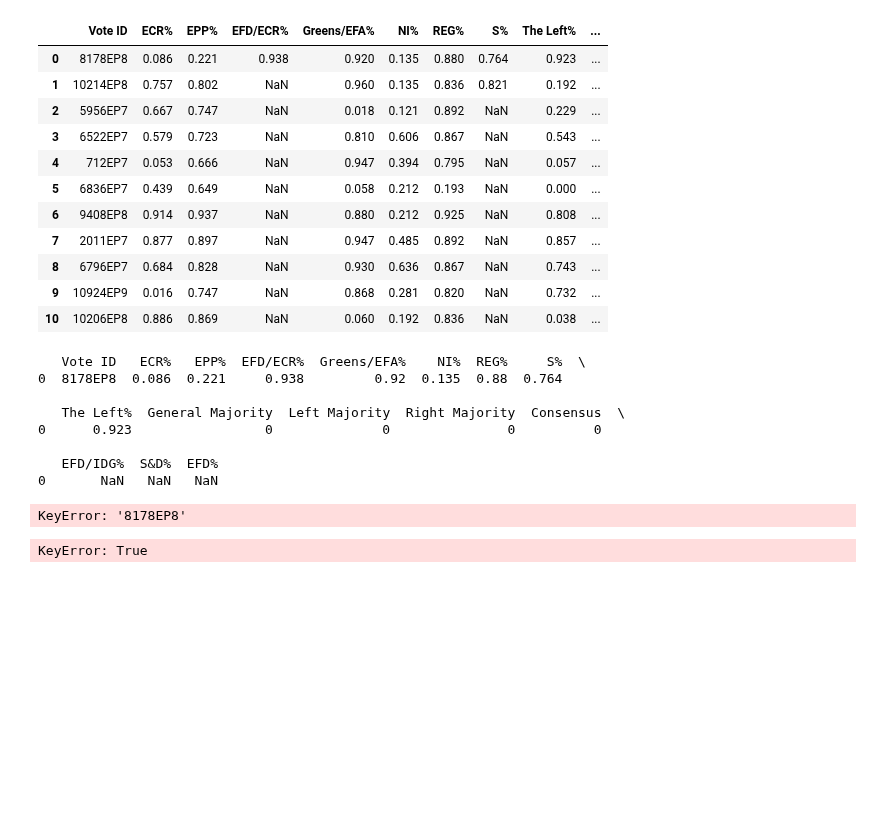
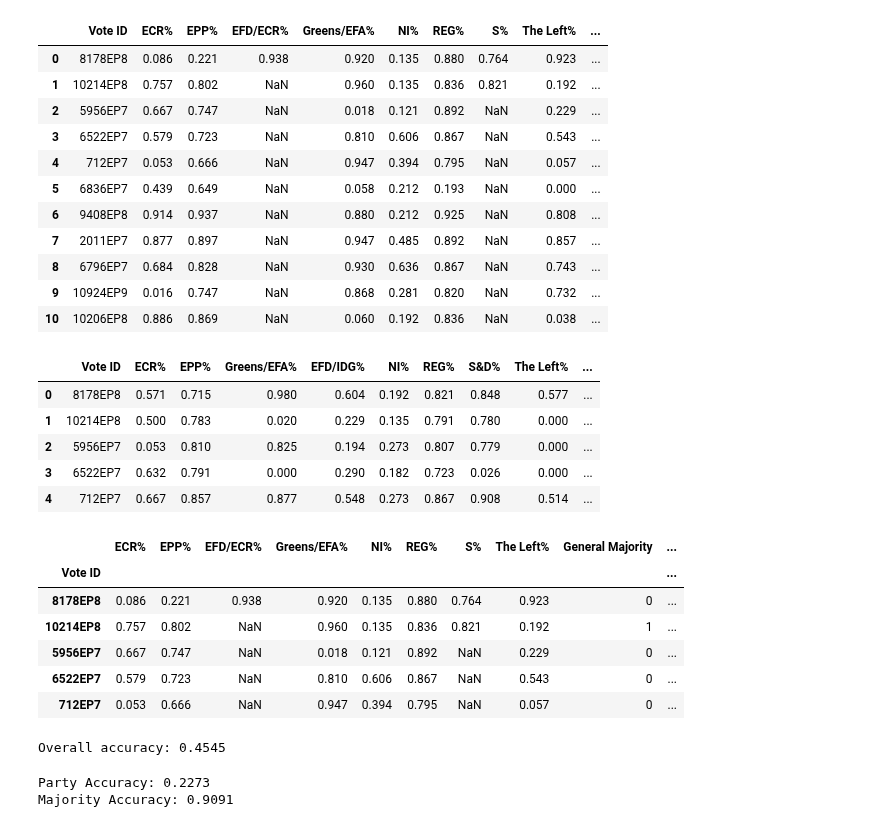
Before and after one commit to izu457/Thesis_Finetuning_GPT3.5_Political_Stance, a Jupyter notebook: Fine-Tuning_Classification.ipynb, the cells around one changed output. Saved outputs shown, nothing was run; the diff lists cells and outputs as text; code cells hidden in the pictures; blank space fills up the shorter version.

Commit message:
got final accuracy

```diff
--- a/Fine-Tuning_Classification.ipynb
+++ b/Fine-Tuning_Classification.ipynb
@@ -620,32 +620,41 @@ display(response_df)
 # %%
 # read in testing
 testing = pd.read_csv("data/finetuning_data/testing_data.csv")
-#set index of testing data to vote id
-#testing = testing.set_index("Vote ID")
-#display(testing.head(5))
-# print where vote id column is 8178EP8
-print(response_df.loc[response_df["Vote ID"] == "8178EP8"])
+# move title column to the second last column
+testing = testing[[c for c in testing if c not in ['Title']] + ['Title']]
+# drop last two columns
+testing = testing.drop(testing.columns[-2:], axis=1)
+display(testing.head(5))
+display(response_df.head(5))
 
 # Calculate accuracy
 overall_acc, acc_df = fu.get_accuracy_df(testing, response_df, 0.05)
 print(f"Overall accuracy: {overall_acc}")
 # %% [output]
+|  | Vote ID | ECR% | EPP% | Greens/EFA% | EFD/IDG% | NI% | REG% | S&D% | The Left% | ... |
+| 0 | 8178EP8 | 0.571 | 0.715 | 0.980 | 0.604 | 0.192 | 0.821 | 0.848 | 0.577 | ... |
+| 1 | 10214EP8 | 0.500 | 0.783 | 0.020 | 0.229 | 0.135 | 0.791 | 0.780 | 0.000 | ... |
+| 2 | 5956EP7 | 0.053 | 0.810 | 0.825 | 0.194 | 0.273 | 0.807 | 0.779 | 0.000 | ... |
+| 3 | 6522EP7 | 0.632 | 0.791 | 0.000 | 0.290 | 0.182 | 0.723 | 0.026 | 0.000 | ... |
+| 4 | 712EP7 | 0.667 | 0.857 | 0.877 | 0.548 | 0.273 | 0.867 | 0.908 | 0.514 | ... |
+|  | ECR% | EPP% | EFD/ECR% | Greens/EFA% | NI% | REG% | S% | The Left% | General Majority | ... |
+| Vote ID |  |  |  |  |  |  |  |  |  | ... |
+| 8178EP8 | 0.086 | 0.221 | 0.938 | 0.920 | 0.135 | 0.880 | 0.764 | 0.923 | 0 | ... |
+| 10214EP8 | 0.757 | 0.802 | NaN | 0.960 | 0.135 | 0.836 | 0.821 | 0.192 | 1 | ... |
+| 5956EP7 | 0.667 | 0.747 | NaN | 0.018 | 0.121 | 0.892 | NaN | 0.229 | 0 | ... |
+| 6522EP7 | 0.579 | 0.723 | NaN | 0.810 | 0.606 | 0.867 | NaN | 0.543 | 0 | ... |
+| 712EP7 | 0.053 | 0.666 | NaN | 0.947 | 0.394 | 0.795 | NaN | 0.057 | 0 | ... |
-   Vote ID   ECR%   EPP%  EFD/ECR%  Greens/EFA%    NI%  REG%     S%  \
-0  8178EP8  0.086  0.221     0.938         0.92  0.135  0.88  0.764
-
-   The Left%  General Majority  Left Majority  Right Majority  Consensus  \
-0      0.923                 0              0               0          0
-
-   EFD/IDG%  S&D%  EFD%
-0       NaN   NaN   NaN
+Overall accuracy: 0.4545
-KeyError: '8178EP8'
 # %%
 # Calculate accuracy for party percentages and majorities individually
 party_names = ['ECR%', 'EPP%', 'Greens/EFA%', 'EFD/IDG%', 'NI%', 'REG%', 'S&D%', 'The Left%']
 majority_names = ['General Majority', 'Left Majority', 'Right Majority', 'Consensus']
+#display(response_df[party_names])
+#display(testing.loc[:, party_names])
 party_acc, majority_acc = fu.get_party_majority_accuracy(testing, response_df, 0.05, party_names, majority_names)
 
 print(f"Party Accuracy: {party_acc}")
 print(f"Majority Accuracy: {majority_acc}")
 # %% [output]
-KeyError: True
+Party Accuracy: 0.2273
+Majority Accuracy: 0.9091
```
Also changed, not shown: parts of 2 cells of this notebook, 1 other file.
